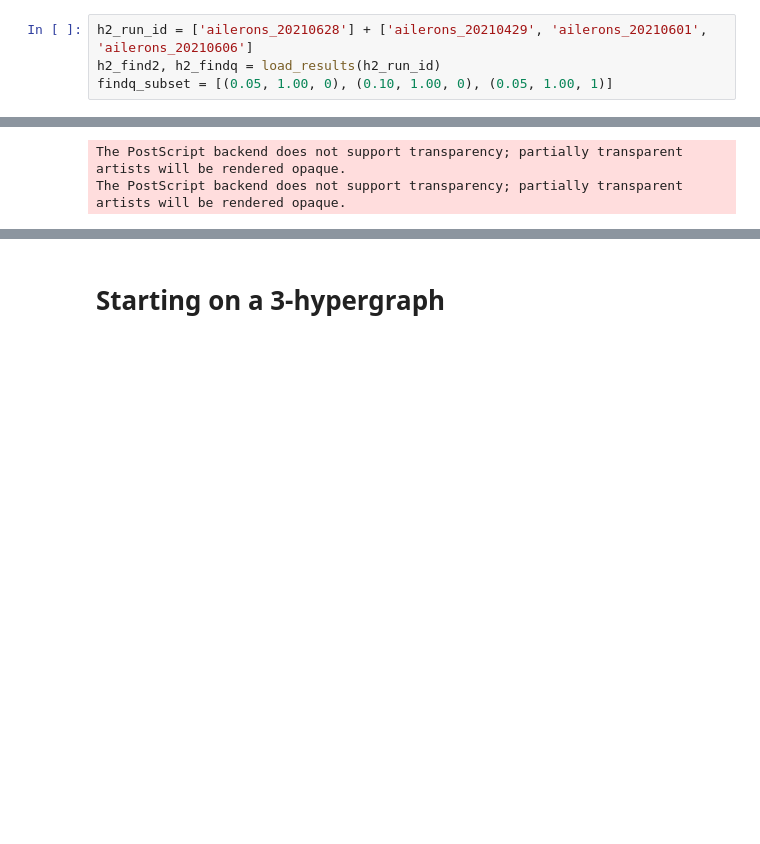
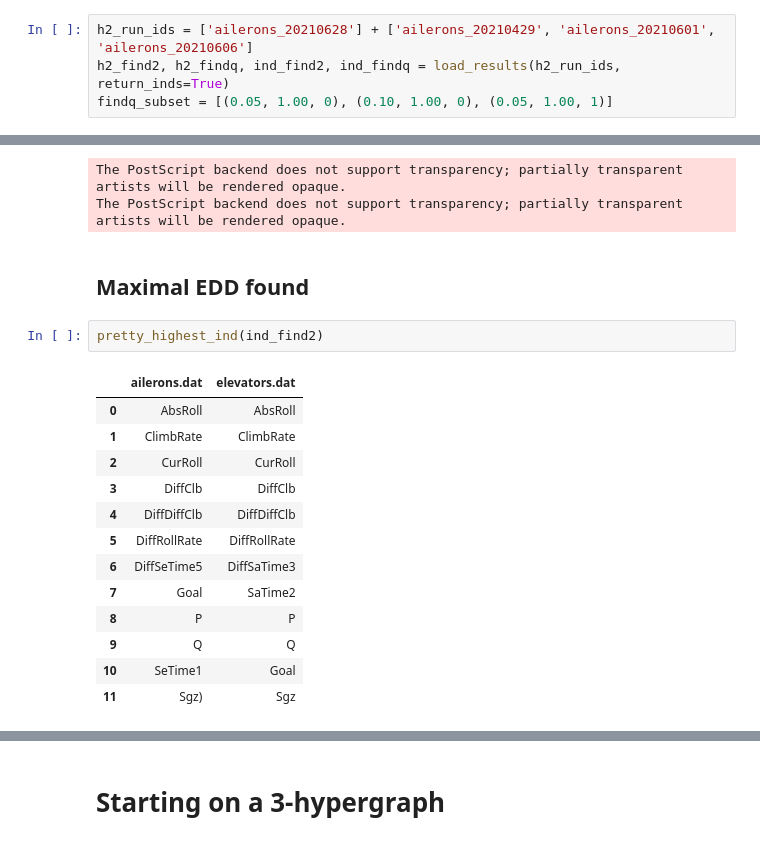
Before and after one commit to ayllon/MatchBox, a Jupyter notebook: notebooks/results-keel-aileron.ipynb, the cells around one changed output, grey strips where cells are left out. Drawn from its saved outputs; the diff is of its cells as text; blank space fills up the shorter version.

```diff
--- a/notebooks/results-keel-aileron.ipynb
+++ b/notebooks/results-keel-aileron.ipynb
@@ -11,8 +11,8 @@ plt.rcParams['figure.figsize'] = (12, 6)
 # %% [markdown]
 # Starting on a 2-hypergraph
 # %%
-h2_run_id = ['ailerons_20210628'] + ['ailerons_20210429', 'ailerons_20210601', 'ailerons_20210606']
-h2_find2, h2_findq = load_results(h2_run_id)
+h2_run_ids = ['ailerons_20210628'] + ['ailerons_20210429', 'ailerons_20210601', 'ailerons_20210606']
+h2_find2, h2_findq, ind_find2, ind_findq = load_results(h2_run_ids, return_inds=True)
 findq_subset = [(0.05, 1.00, 0), (0.10, 1.00, 0), (0.05, 1.00, 1)]
 # %%
 fig = plot.plot_comparison(h2_find2, h2_findq, findq_subset)
@@ -38,3 +38,21 @@ fig_bootstrap_2.savefig('/home/aalvarez/Downloads/bootstrap_aileron.eps')
 # %% [output]
 The PostScript backend does not support transparency; partially transparent artists will be rendered opaque.
 The PostScript backend does not support transparency; partially transparent artists will be rendered opaque.
+# %% [markdown]
+## Maximal EDD found
+# %%
+pretty_highest_ind(ind_find2)
+# %% [output]
+|  | ailerons.dat | elevators.dat |
+| 0 | AbsRoll | AbsRoll |
+| 1 | ClimbRate | ClimbRate |
+| 2 | CurRoll | CurRoll |
+| 3 | DiffClb | DiffClb |
+| 4 | DiffDiffClb | DiffDiffClb |
+| 5 | DiffRollRate | DiffRollRate |
+| 6 | DiffSeTime5 | DiffSaTime3 |
+| 7 | Goal | SaTime2 |
+| 8 | P | P |
+| 9 | Q | Q |
+| 10 | SeTime1 | Goal |
+| 11 | Sgz) | Sgz |
```
Also changed, not shown: parts of 2 cells of this notebook, 35 other files.
